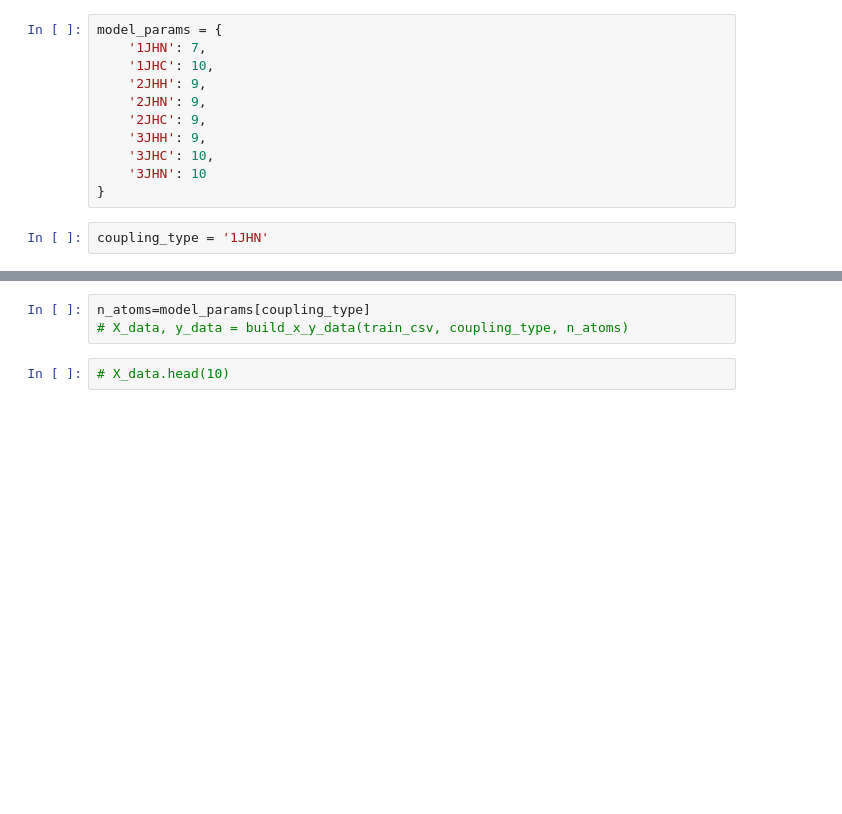
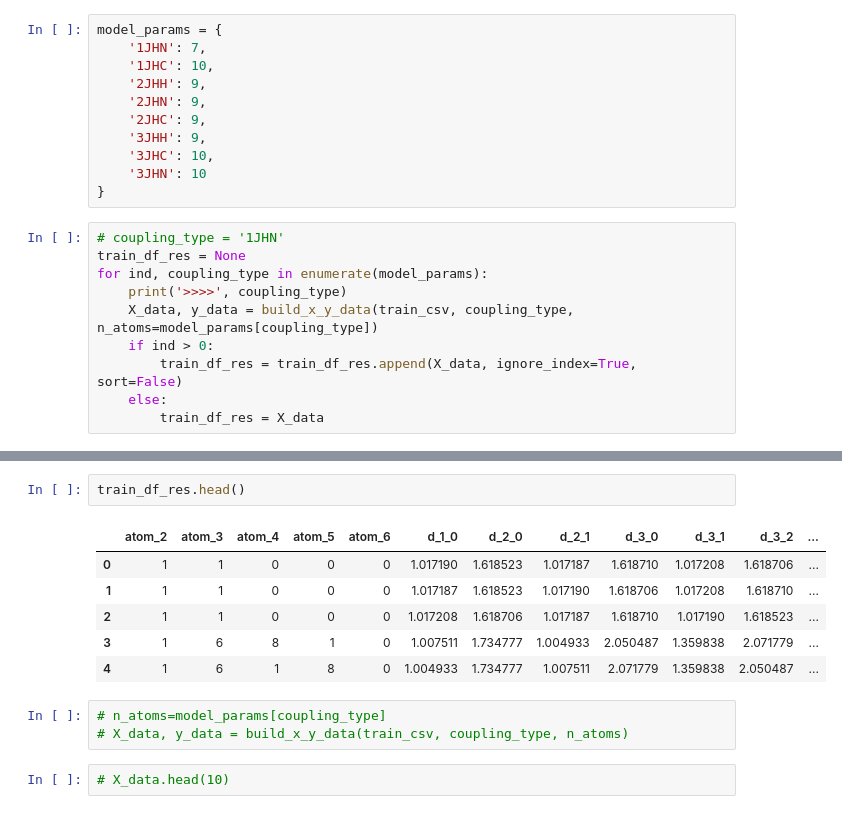
Before and after one commit to Atum19/PredictingMolecularProperties, a Jupyter notebook: add_distances_and_angles.ipynb, the cells around one changed output, grey strips where cells are left out. Saved outputs shown, nothing was run; the diff lists cells and outputs as text; blank space fills up the shorter version.

Commit message:
finished genr dist data

```diff
--- a/add_distances_and_angles.ipynb
+++ b/add_distances_and_angles.ipynb
@@ -327,5 +327,13 @@ model_params = {
     '3JHC': 10,
     '3JHN': 10
 }
-# %%
-coupling_type = '1JHN'
+# %%
+# coupling_type = '1JHN'
+train_df_res = None
+for ind, coupling_type in enumerate(model_params):
+    print('>>>>', coupling_type)
+    X_data, y_data = build_x_y_data(train_csv, coupling_type, n_atoms=model_params[coupling_type])
+    if ind > 0:
+        train_df_res = train_df_res.append(X_data, ignore_index=True, sort=False)
+    else:
+        train_df_res = X_data
@@ -332,5 +358,14 @@ coupling_type = '1JHN'
+# %%
+train_df_res.head()
+# %% [output]
+|  | atom_2 | atom_3 | atom_4 | atom_5 | atom_6 | d_1_0 | d_2_0 | d_2_1 | d_3_0 | d_3_1 | d_3_2 | ... |
+| 0 | 1 | 1 | 0 | 0 | 0 | 1.017190 | 1.618523 | 1.017187 | 1.618710 | 1.017208 | 1.618706 | ... |
+| 1 | 1 | 1 | 0 | 0 | 0 | 1.017187 | 1.618523 | 1.017190 | 1.618706 | 1.017208 | 1.618710 | ... |
+| 2 | 1 | 1 | 0 | 0 | 0 | 1.017208 | 1.618706 | 1.017187 | 1.618710 | 1.017190 | 1.618523 | ... |
+| 3 | 1 | 6 | 8 | 1 | 0 | 1.007511 | 1.734777 | 1.004933 | 2.050487 | 1.359838 | 2.071779 | ... |
+| 4 | 1 | 6 | 1 | 8 | 0 | 1.004933 | 1.734777 | 1.007511 | 2.071779 | 1.359838 | 2.050487 | ... |
 # %%
-n_atoms=model_params[coupling_type]
+# n_atoms=model_params[coupling_type]
 # X_data, y_data = build_x_y_data(train_csv, coupling_type, n_atoms)
 # %%
 # X_data.head(10)
```
Also changed, not shown: parts of 12 cells of this notebook.
